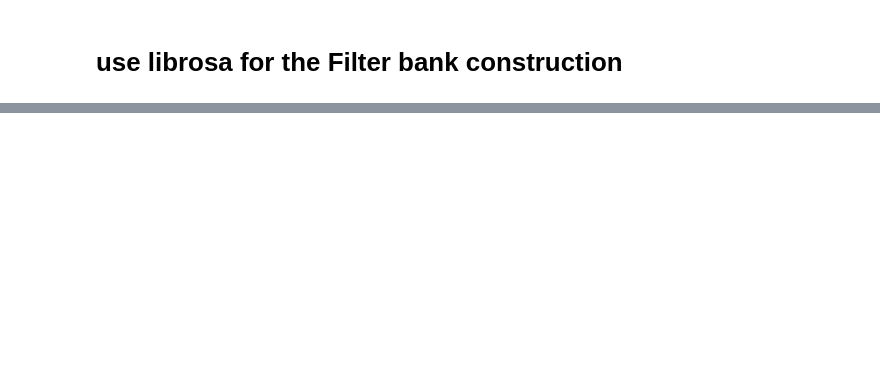
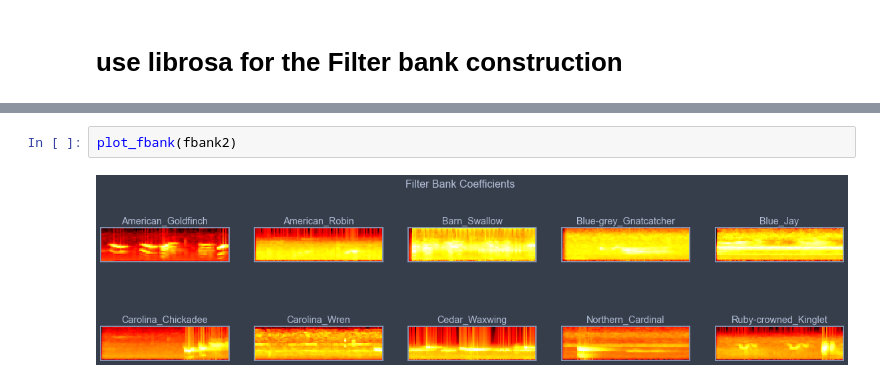
Before and after one commit to Xavier4t/Bird-Classifier, a Jupyter notebook: audio_analysis.ipynb, the cells around one changed output, grey strips where cells are left out. Saved outputs shown, nothing was run; the diff lists cells and outputs as text; blank space fills up the shorter version.

```diff
--- a/audio_analysis.ipynb
+++ b/audio_analysis.ipynb
@@ -188,0 +242,4 @@ plot_mfccs(mfccs)
+# %%
+plot_fbank(fbank2)
+# %% [output]
+[figure, added]
```
Also changed, not shown: parts of 8 cells of this notebook, 1 other file.
